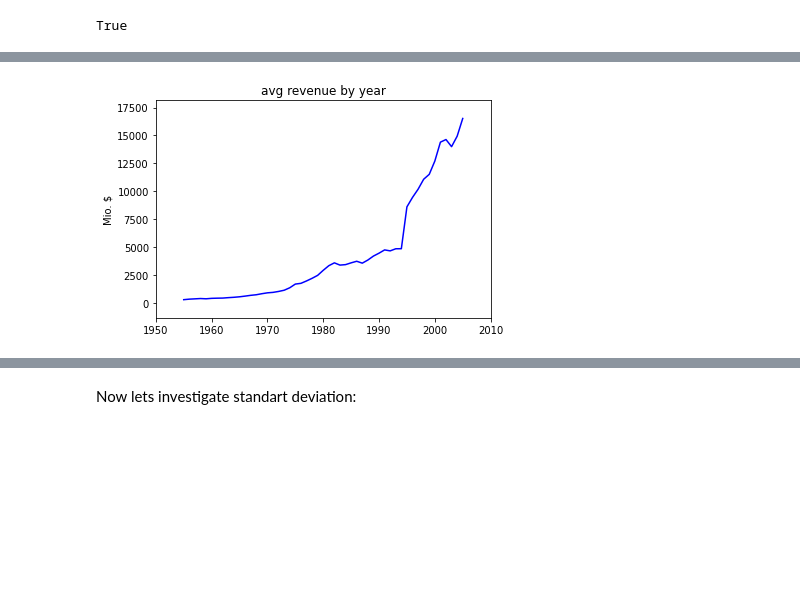
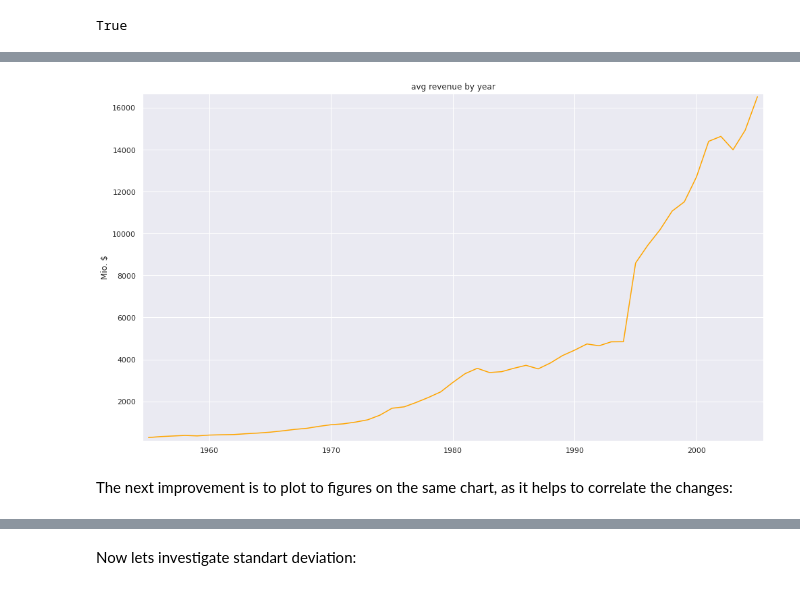
Before and after one commit to krysopath/jupyter-examples, a Jupyter notebook: Examples.ipynb, the cells around one changed output, grey strips where cells are left out. Saved outputs shown, nothing was run; the diff lists cells and outputs as text; code cells hidden in the pictures; blank space fills up the shorter version.

```diff
--- a/Examples.ipynb
+++ b/Examples.ipynb
@@ -92,5 +110,5 @@ import matplotlib.pyplot as plt
 # %%
 # we use matplotlib to plot an histogram of the broken data
 
-x,y,z = plt.hist(d.year[not_a_number], bins=range(1955, 2006))
+_, _, _ = plt.hist(d.year[not_a_number], bins=range(1955, 2006))
 # %% [output]
@@ -207,6 +237,10 @@ plot(avgs.index, avgs.profit_mio, ax, "Mio. $", "red")
 # %%
 fig, ax = plt.subplots()
 ax.set_title("avg revenue by year")
-plot(avgs.index, avgs.revenue_mio, ax, "Mio. $", "blue")
+plot(avgs.index, avgs.revenue_mio, ax, "Mio. $", "orange")
+
+
+fig.set_size_inches(14, 8)
+fig.tight_layout()
 # %% [output]
-[figure, old version]
+[figure, new version]
@@ -217,3 +247,5 @@ sns.set(style="darkgrid")
+# %% [markdown]
+The next improvement is to plot to figures on the same chart, as it helps to correlate the changes:
 # %%
 fig, ax  = plt.subplots()
 ax.set_title("avg revenue and profits by year")
```
Also changed, not shown: parts of 37 cells of this notebook.
